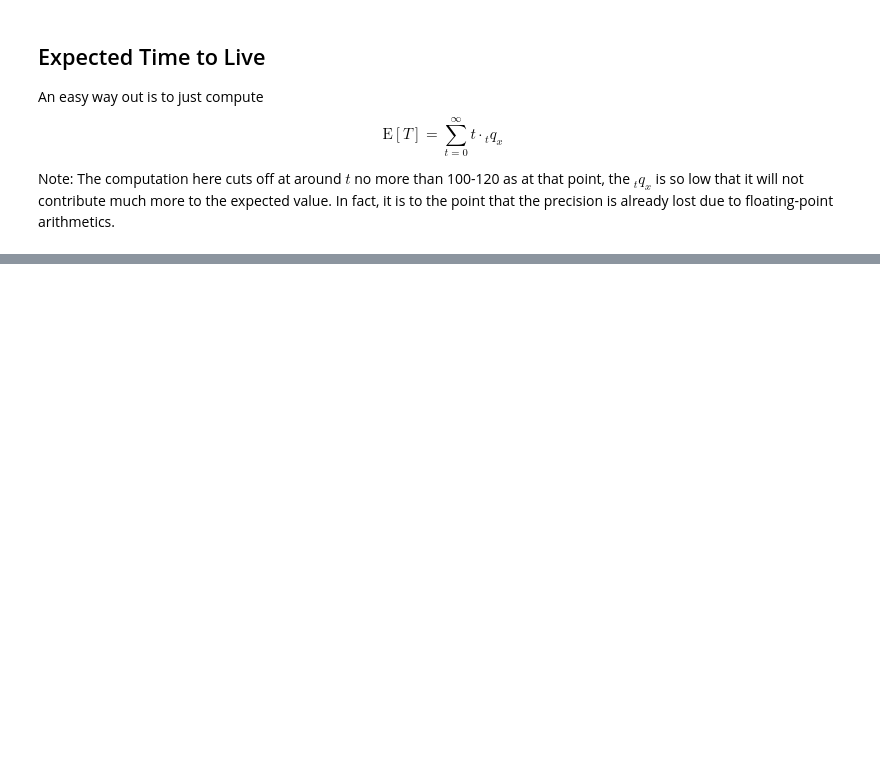
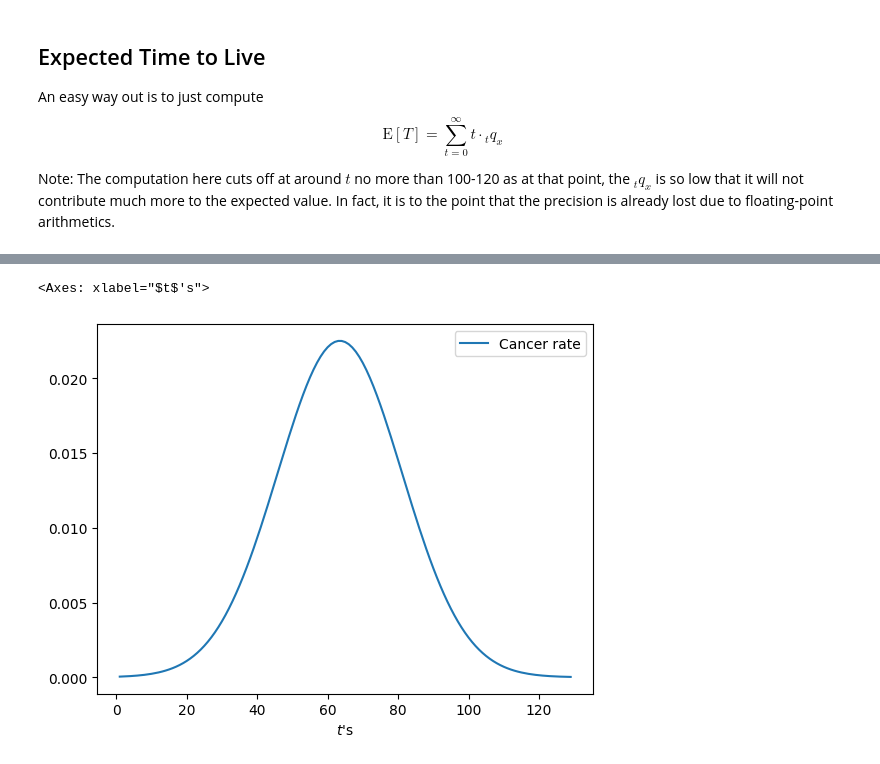
Before and after one commit to nngerncham/non-homog-insurance, a Jupyter notebook: computation/Non-homog MC.ipynb, the cells around one changed output, grey strips where cells are left out. Saved outputs shown, nothing was run; the diff lists cells and outputs as text; code cells hidden in the pictures; blank space fills up the shorter version.

```diff
--- a/computation/Non-homog MC.ipynb
+++ b/computation/Non-homog MC.ipynb
@@ -155,0 +212,12 @@ Although the previous method is rather simple, it gets significantly more diffic
+# %%
+compute_cancer_rate = lambda t: fitting_func(t + STARTING_AGE, a1, b1, c1)
+
+cancer_df = pd.DataFrame({
+    "$t$'s": ts[1:],
+    "Cancer rate": [compute_cancer_rate(t) for t in ts[1:]],
+}).set_index("$t$'s")
+
+sns.lineplot(cancer_df)
+# %% [output]
+<Axes: xlabel="$t$'s">
+[figure, added]
```
Also changed, not shown: parts of 11 cells of this notebook, 4 other files.
